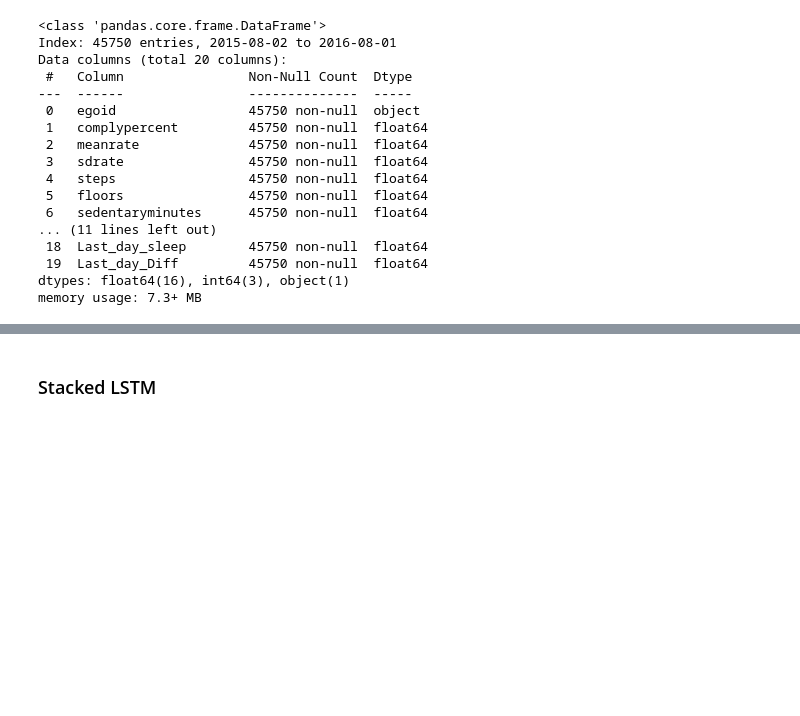
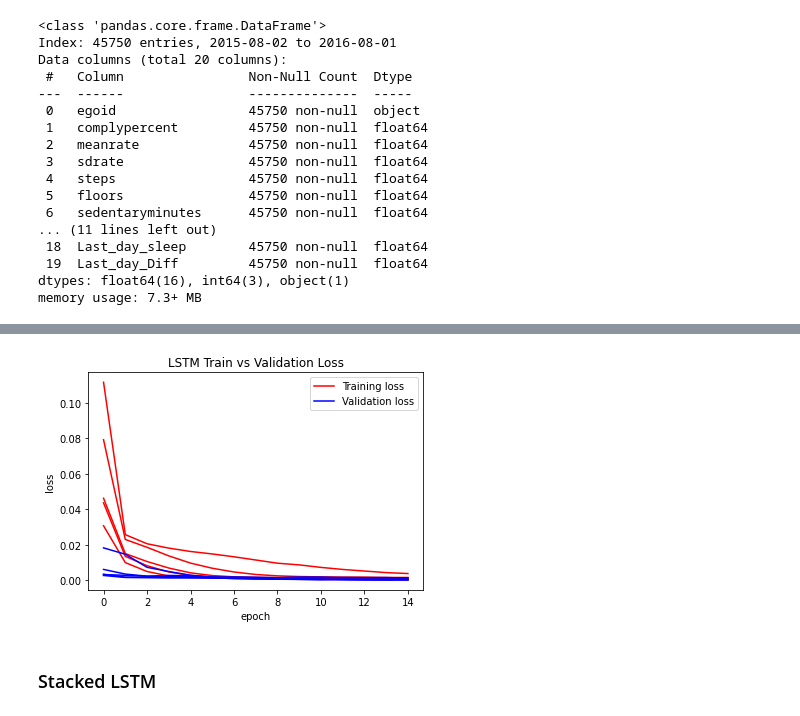
Before and after one commit to melaniaczobit/Major-Research-Project, a Jupyter notebook: MRP_LSTM.ipynb, the cells around one changed output, grey strips where cells are left out. Drawn from its saved outputs; the diff is of its cells as text; code cells hidden in the pictures; blank space fills up the shorter version.

```diff
--- a/MRP_LSTM.ipynb
+++ b/MRP_LSTM.ipynb
@@ -202,2 +267,17 @@ plt.show()
+# %%
+plt.plot(train, color='red', label='Training loss')
+plt.plot(val, color='blue', label='Validation loss')
+plt.title('LSTM Train vs Validation Loss')
+plt.ylabel('loss')
+plt.xlabel('epoch')
+
+handles, labels = plt.gca().get_legend_handles_labels()
+labels, ids = np.unique(labels, return_index=True)
+handles = [handles[i] for i in ids]
+plt.legend(handles, labels, loc='best')
+
+plt.show()
+# %% [output]
+[figure, added]
 # %% [markdown]
 ### Stacked LSTM
```
Also changed, not shown: parts of 12 cells of this notebook.
